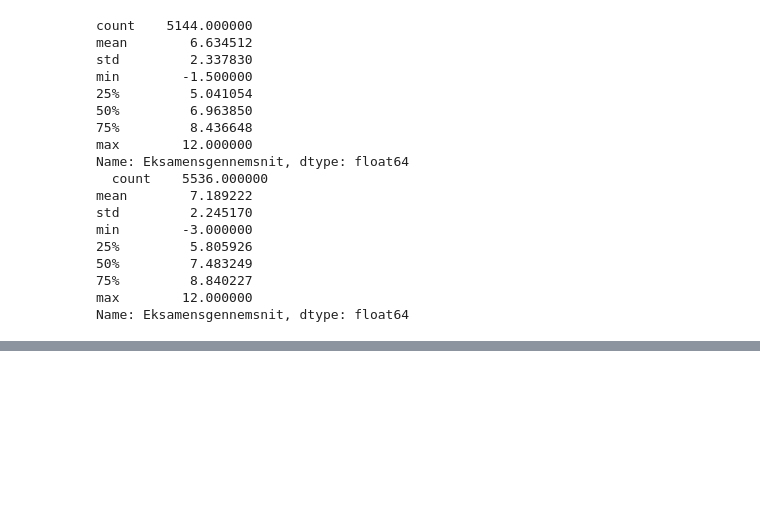
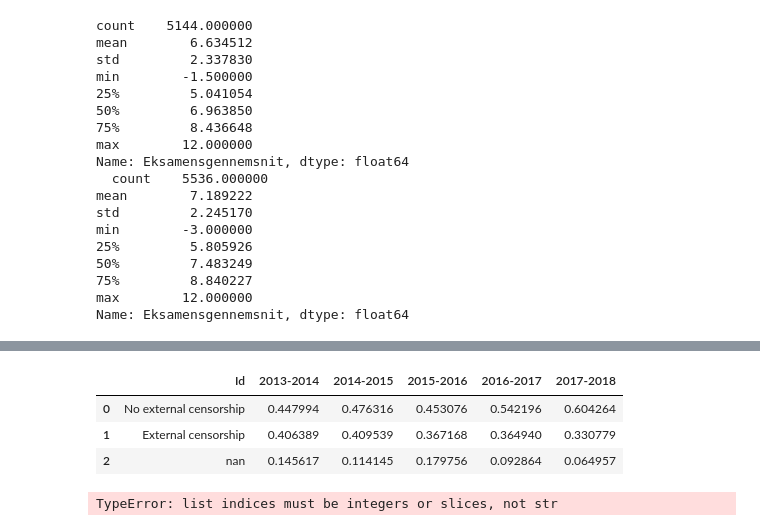
Before and after one commit to tnv875/Group18-NoTeeth, a Jupyter notebook: Exam project/Mag/Deskriptiv statistik.ipynb, the cells around one changed output, grey strips where cells are left out. Cells and saved outputs as stored; diff of their text form; code cells hidden in the pictures; blank space fills up the shorter version.

```diff
--- a/Exam project/Mag/Deskriptiv statistik.ipynb
+++ b/Exam project/Mag/Deskriptiv statistik.ipynb
@@ -197,3 +260,23 @@ Name: Eksamensgennemsnit, dtype: float64
+# %%
+tlen_byyear_share('Censorship form_edit')
+# %% [output]
+|  | Id | 2013-2014 | 2014-2015 | 2015-2016 | 2016-2017 | 2017-2018 |
+| 0 | No external censorship | 0.447994 | 0.476316 | 0.453076 | 0.542196 | 0.604264 |
+| 1 | External censorship | 0.406389 | 0.409539 | 0.367168 | 0.364940 | 0.330779 |
+| 2 | nan | 0.145617 | 0.114145 | 0.179756 | 0.092864 | 0.064957 |
+# %%
+f, axs = plt.subplots(figsize=(15,10))
+tlen_byyear('Censorship form_edit').set_index('Id')
+graph_df = tlen_byyear('Censorship form_edit').set_index('Id').T.reset_index()
+
+
+for i in list(graph_df.columns.unique()[1:-2]):
+    plt.plot(graph_df['index'][1:],graph_df[i][1:],label = i)
+
+plt.legend(loc='best')
+plt.show()
+# %% [output]
+TypeError: list indices must be integers or slices, not str
 # %%
 with open('df_final_outer-Copy1.pkl', 'rb') as f:
     dfo = pickle.load(f)
```
Also changed, not shown: parts of 3 cells of this notebook.
